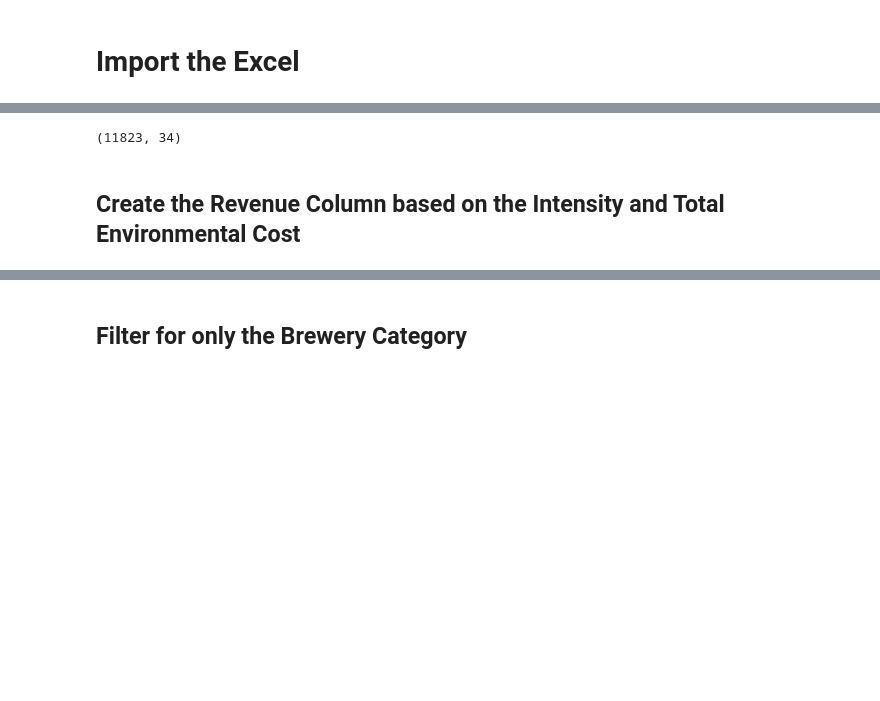
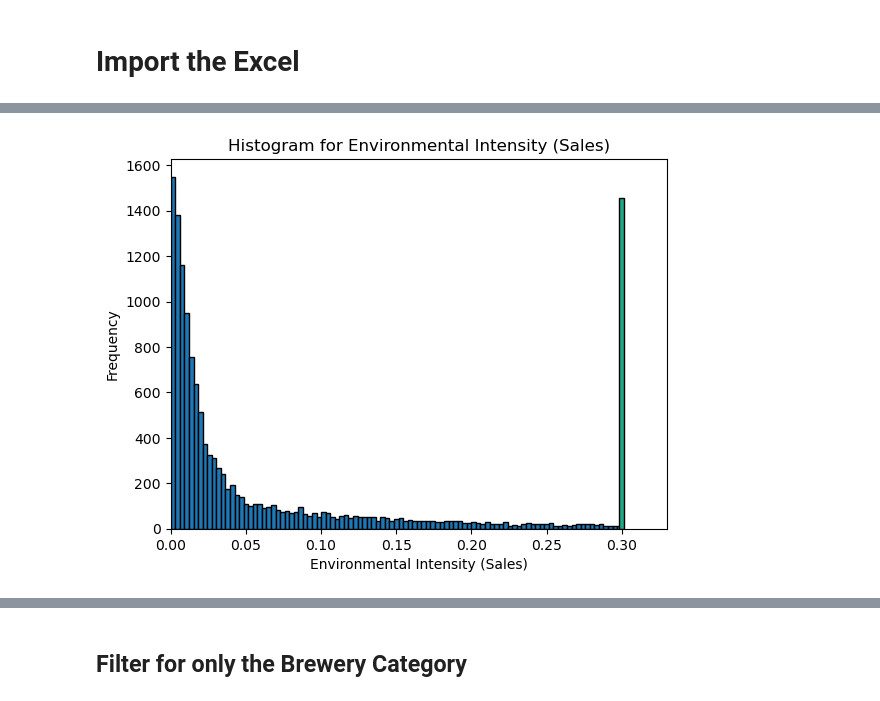
Before and after one commit to yummypugs/SPM-Project-Harvard, a Jupyter notebook: Outlier testing 0%.ipynb, the cells around one changed output, grey strips where cells are left out. Cells and saved outputs as stored; diff of their text form; code cells hidden in the pictures; blank space fills up the shorter version.

```diff
--- a/Outlier testing 0%.ipynb
+++ b/Outlier testing 0%.ipynb
@@ -10,5 +121,5 @@ import matplotlib.pyplot as plt
 # %%
 # Load the dataset
-df = pd.read_excel("Models\IWA.xlsx", sheet_name='Final Raw Sample(0%)')
-df.shape
+df = pd.read_excel("Models\IWA_new.xlsx", sheet_name='Final Raw Sample(0%)')
+df
 # %% [output]
@@ -15,0 +139,3 @@ df.shape
+# %%
+outlier_check = df.loc[:,["Environmental Intensity (Op Inc)","Environmental Intensity (Sales)"]].abs()
+outlier_check
@@ -16,6 +156,37 @@ df.shape
+# %%
+import numpy as np
+import matplotlib.pyplot as plt
+
+column_name = 'Environmental Intensity (Sales)'
+
+threshold = 0.3
+
+# Mask to determine values below and above threshold
+below_threshold = outlier_check[column_name] <= threshold
+above_threshold_count = len(outlier_check[column_name][~below_threshold])
+
+# Create bins up to the threshold
+bins = np.linspace(0, threshold, 100)  # 49 bins up to the threshold
+
+# Plot histogram with custom bins
+n, bins, patches = plt.hist(outlier_check[column_name][below_threshold].dropna(), bins=bins, edgecolor='k')
+
+# Manually add a bar for values above the threshold
+plt.bar(threshold, above_threshold_count, width=(threshold - bins[-2]), color=plt.cm.viridis(0.6), edgecolor='k')
+
+# Set x-axis limit
+plt.xlim(0, 1.1*threshold)  # Increase a bit to see the last bar clearly
+
+# Display the plot
+plt.title("Histogram for " + column_name)
+plt.xlabel(column_name)
+plt.ylabel("Frequency")
+plt.show()
+# %% [output]
+[figure, added]
 # %%
-Q1 = df['Environmental Intensity (Op Inc)'].quantile(0.25)
-Q3 = df['Environmental Intensity (Op Inc)'].quantile(0.75)
+Q1 = outlier_check['Environmental Intensity (Sales)'].quantile(0.25)
+Q3 = outlier_check['Environmental Intensity (Sales)'].quantile(0.75)
 
 # Calculate the IQR (Interquartile Range)
 IQR = Q3 - Q1
@@ -25,11 +196,6 @@ lower_bound = Q1 - 3 * IQR
 upper_bound = Q3 + 3 * IQR
 
 # Filter outliers based on the IQR method
-df_no_outliers = df[(df['Environmental Intensity (Op Inc)'] >= lower_bound) & (df['Environmental Intensity (Op Inc)'] <= upper_bound)]
+df_no_outliers = outlier_check[(outlier_check['Environmental Intensity (Sales)'] >= lower_bound) & (outlier_check['Environmental Intensity (Sales)'] <= upper_bound)]
 
-#df_no_outliers.to_excel("outlier tests.xlsx")
-df_no_outliers.shape
+filtered_df = df_no_outliers.copy()
-# %% [output]
-(11823, 34)
-# %% [markdown]
-## Create the Revenue Column based on the Intensity and Total Environmental Cost
```
Also changed, not shown: parts of 15 cells of this notebook, 3 other files.
